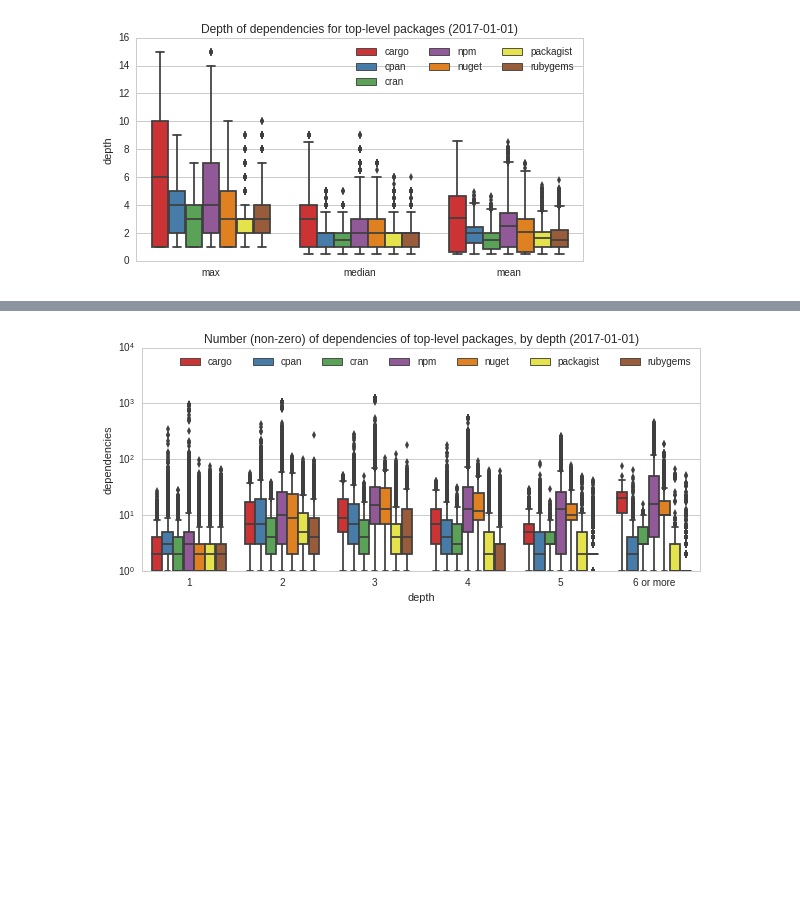
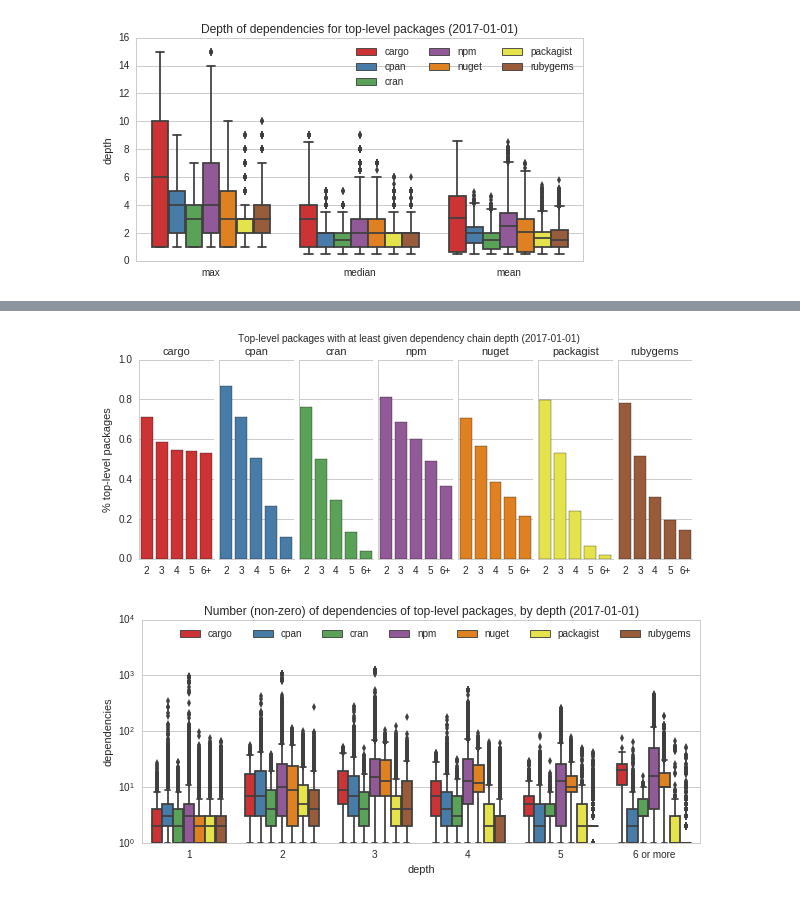
Before and after one commit to AlexandreDecan/ecos-emse, a Jupyter notebook: notebooks/Graphs metrics.ipynb, the cells around one changed output, grey strips where cells are left out. Cells and saved outputs as stored; diff of their text form; code cells hidden in the pictures; blank space fills up the shorter version.

Commit message:
Proportion of top-level packages with at least given tree depth (b)

```diff
--- a/notebooks/Graphs metrics.ipynb
+++ b/notebooks/Graphs metrics.ipynb
@@ -841,3 +841,36 @@ savefig(figure, 'graph_toplevel_proportion_at_least_depth')
+# %%
+# Proportion of packages with at least one dependency at given depth
+
+df_tmp = (
+    df
+    .query('variable != "depth" and variable != "mean" and variable != "median" and value > 0')
+    .groupby(['ecosystem', 'variable'])
+    .count()
+    .pipe(lambda d:
+        d.apply(lambda r: r / d.loc[(r.name[0], '1'), 'value'], axis=1)
+    )
+)
+
+grid = (
+    seaborn.FacetGrid(
+        data=df_tmp.reset_index(),
+        col='ecosystem',
+        hue='ecosystem',
+        hue_order=ECOSYSTEMS,
+        palette=COLORS,
+        ylim=(0, 1),
+    )
+    .map(seaborn.barplot, 'variable', 'value', order=labels[1:])
+    .set_titles('{col_name}')
+    .set_axis_labels('', '% top-level packages')
+    .set_xticklabels(['2', '3', '4', '5', '6+'])
+)
+grid.fig.set_size_inches(FIG_SIZE)
+grid.fig.suptitle('Top-level packages with at least given dependency chain depth ({})'.format(date.strftime('%Y-%m-%d')))
+
+savefig(figure, 'graph_toplevel_proportion_at_least_depth_b')
+# %% [output]
+[figure, added]
 # %%
 # Number of dependencies by dependency depth
 
```
Also changed, not shown: parts of 1 cell of this notebook, 3 other files.
